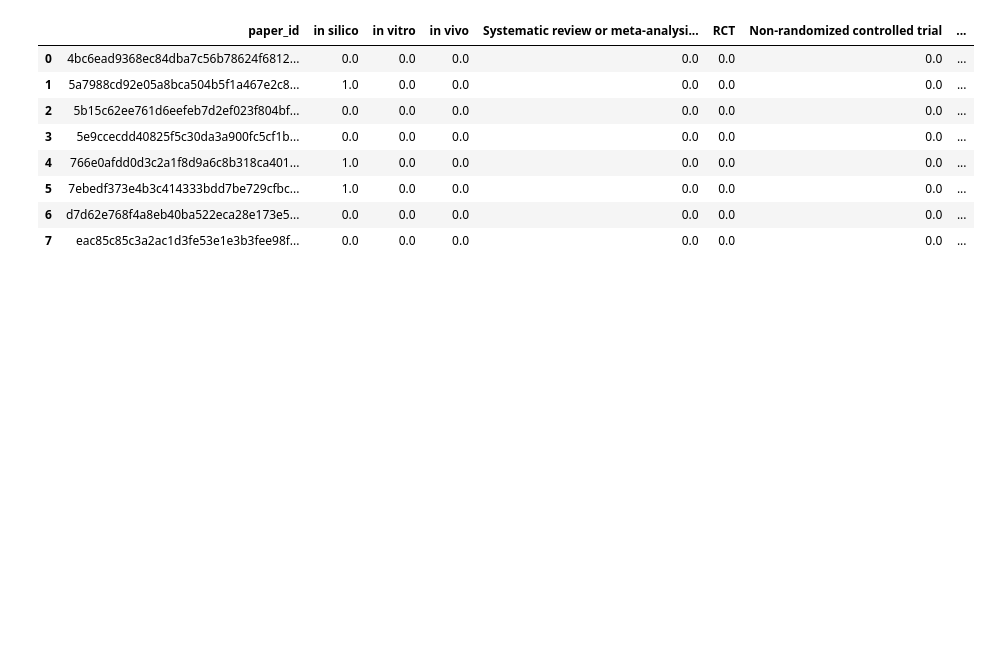
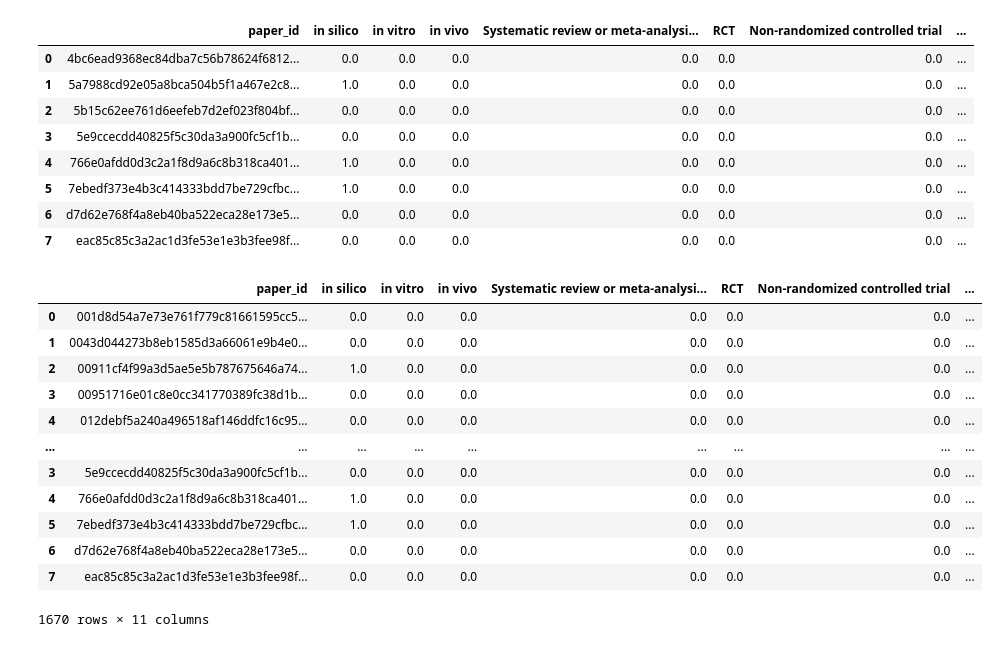
Before and after one commit to mindyng/Covid19, a Jupyter notebook: annotation_merge.ipynb, the cells around one changed output. Drawn from its saved outputs; the diff is of its cells as text; code cells hidden in the pictures; blank space fills up the shorter version.

```diff
--- a/annotation_merge.ipynb
+++ b/annotation_merge.ipynb
@@ -170,10 +168,10 @@ columns
 count = 0
 for i in shared2['mapped']:
     for c in columns:
-        if i == c and shared2[c][count] == 1.0:
+        if i == c and shared2[c][count] == 1:
             pass
-        elif i == c and shared2[c][count] != 1.0:
-            shared2.at[i,c] = 1.0
+        elif i == c and shared2[c][count] != 1:
+            shared2.at[count,c] = 1
     count +=1
 # %%
 shared2
@@ -337,3 +321,20 @@ shared2_final
 | 7 | eac85c85c3a2ac1d3fe53e1e3b3fee98f... | 0.0 | 0.0 | 0.0 | 0.0 | 0.0 | 0.0 | ... |
 # %%
 #concat cw_final, shared2_final and kg_final
+pdList = [kg_final, cw_final, shared2_final]  # List of your dataframes
+annotations_merged = pd.concat(pdList)
+annotations_merged
+# %% [output]
+|  | paper_id | in silico | in vitro | in vivo | Systematic review or meta-analysi... | RCT | Non-randomized controlled trial | ... |
+| 0 | 001d8d54a7e73e761f779c81661595cc5... | 0.0 | 0.0 | 0.0 | 0.0 | 0.0 | 0.0 | ... |
+| 1 | 0043d044273b8eb1585d3a66061e9b4e0... | 0.0 | 0.0 | 0.0 | 0.0 | 0.0 | 0.0 | ... |
+| 2 | 00911cf4f99a3d5ae5e5b787675646a74... | 1.0 | 0.0 | 0.0 | 0.0 | 0.0 | 0.0 | ... |
+| 3 | 00951716e01c8e0cc341770389fc38d1b... | 0.0 | 0.0 | 0.0 | 0.0 | 0.0 | 0.0 | ... |
+| 4 | 012debf5a240a496518af146ddfc16c95... | 0.0 | 0.0 | 0.0 | 0.0 | 0.0 | 0.0 | ... |
+| ... | ... | ... | ... | ... | ... | ... | ... | ... |
+| 3 | 5e9ccecdd40825f5c30da3a900fc5cf1b... | 0.0 | 0.0 | 0.0 | 0.0 | 0.0 | 0.0 | ... |
+| 4 | 766e0afdd0d3c2a1f8d9a6c8b318ca401... | 1.0 | 0.0 | 0.0 | 0.0 | 0.0 | 0.0 | ... |
+| 5 | 7ebedf373e4b3c414333bdd7be729cfbc... | 1.0 | 0.0 | 0.0 | 0.0 | 0.0 | 0.0 | ... |
+| 6 | d7d62e768f4a8eb40ba522eca28e173e5... | 0.0 | 0.0 | 0.0 | 0.0 | 0.0 | 0.0 | ... |
+| 7 | eac85c85c3a2ac1d3fe53e1e3b3fee98f... | 0.0 | 0.0 | 0.0 | 0.0 | 0.0 | 0.0 | ... |
+1670 rows × 11 columns
```
Also changed, not shown: parts of 12 cells of this notebook.
